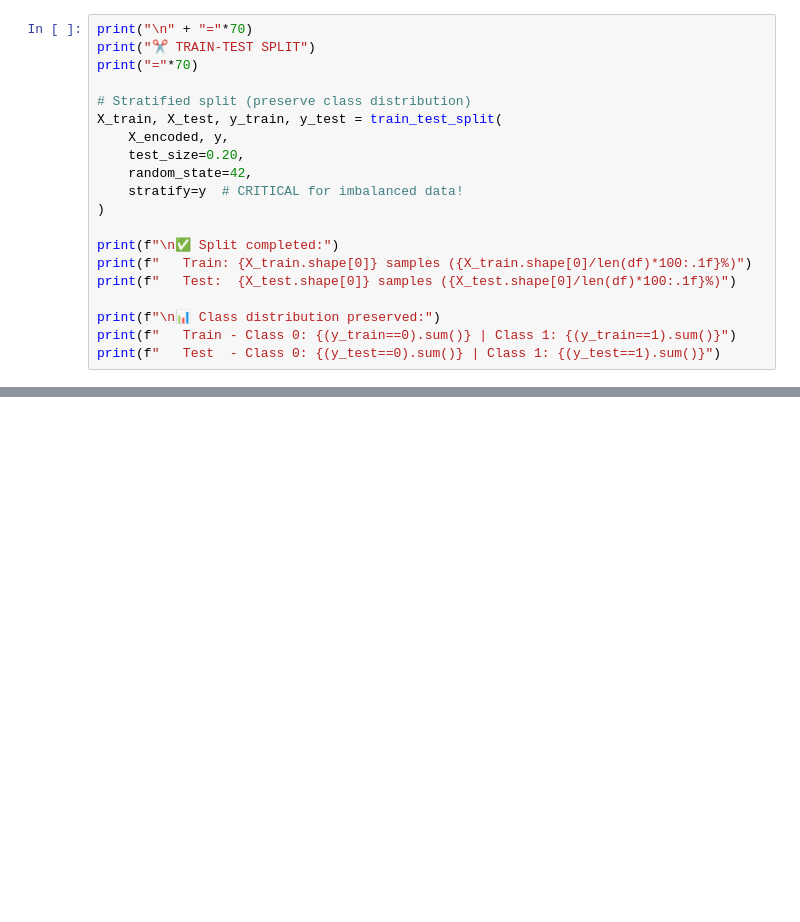
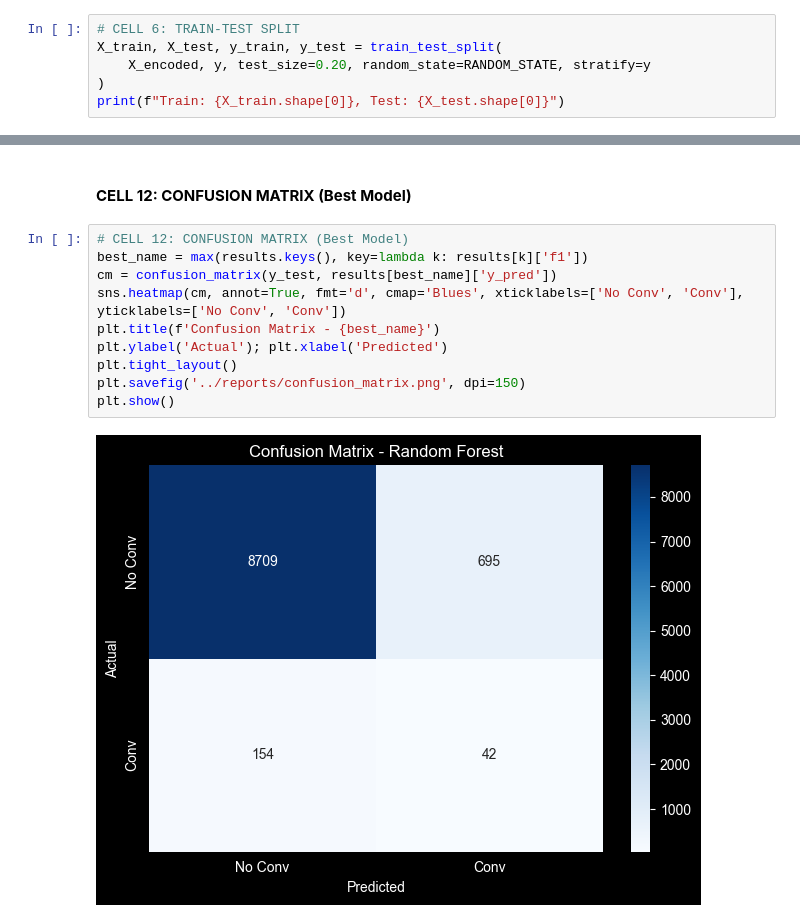
Before and after one commit to barkobt/tubitak-marketing-analytics, a Jupyter notebook: notebooks/04_model_comparison.ipynb, the cells around one changed output, grey strips where cells are left out. Saved outputs shown, nothing was run; the diff lists cells and outputs as text; blank space fills up the shorter version.

```diff
--- a/notebooks/04_model_comparison.ipynb
+++ b/notebooks/04_model_comparison.ipynb
@@ -138,21 +313,7 @@ if non_numeric:
 # %%
-print("\n" + "="*70)
-print("✂️ TRAIN-TEST SPLIT")
-print("="*70)
-
-# Stratified split (preserve class distribution)
+# CELL 6: TRAIN-TEST SPLIT
 X_train, X_test, y_train, y_test = train_test_split(
-    X_encoded, y,
-    test_size=0.20,
-    random_state=42,
-    stratify=y  # CRITICAL for imbalanced data!
+    X_encoded, y, test_size=0.20, random_state=RANDOM_STATE, stratify=y
 )
-
-print(f"\n✅ Split completed:")
-print(f"   Train: {X_train.shape[0]} samples ({X_train.shape[0]/len(df)*100:.1f}%)")
-print(f"   Test:  {X_test.shape[0]} samples ({X_test.shape[0]/len(df)*100:.1f}%)")
-
-print(f"\n📊 Class distribution preserved:")
-print(f"   Train - Class 0: {(y_train==0).sum()} | Class 1: {(y_train==1).sum()}")
-print(f"   Test  - Class 0: {(y_test==0).sum()} | Class 1: {(y_test==1).sum()}")
+print(f"Train: {X_train.shape[0]}, Test: {X_test.shape[0]}")
 # %% [output]
@@ -246,0 +439,14 @@ print(f"   FN: {cm_lr[1,0]} | TP: {cm_lr[1,1]}")
+# %% [markdown]
+#### **CELL 12: CONFUSION MATRIX (Best Model)**
+# %%
+# CELL 12: CONFUSION MATRIX (Best Model)
+best_name = max(results.keys(), key=lambda k: results[k]['f1'])
+cm = confusion_matrix(y_test, results[best_name]['y_pred'])
+sns.heatmap(cm, annot=True, fmt='d', cmap='Blues', xticklabels=['No Conv', 'Conv'], yticklabels=['No Conv', 'Conv'])
+plt.title(f'Confusion Matrix - {best_name}')
+plt.ylabel('Actual'); plt.xlabel('Predicted')
+plt.tight_layout()
+plt.savefig('../reports/confusion_matrix.png', dpi=150)
+plt.show()
+# %% [output]
+[figure, added]
```
Also changed, not shown: parts of 41 cells of this notebook, 16 other files.
